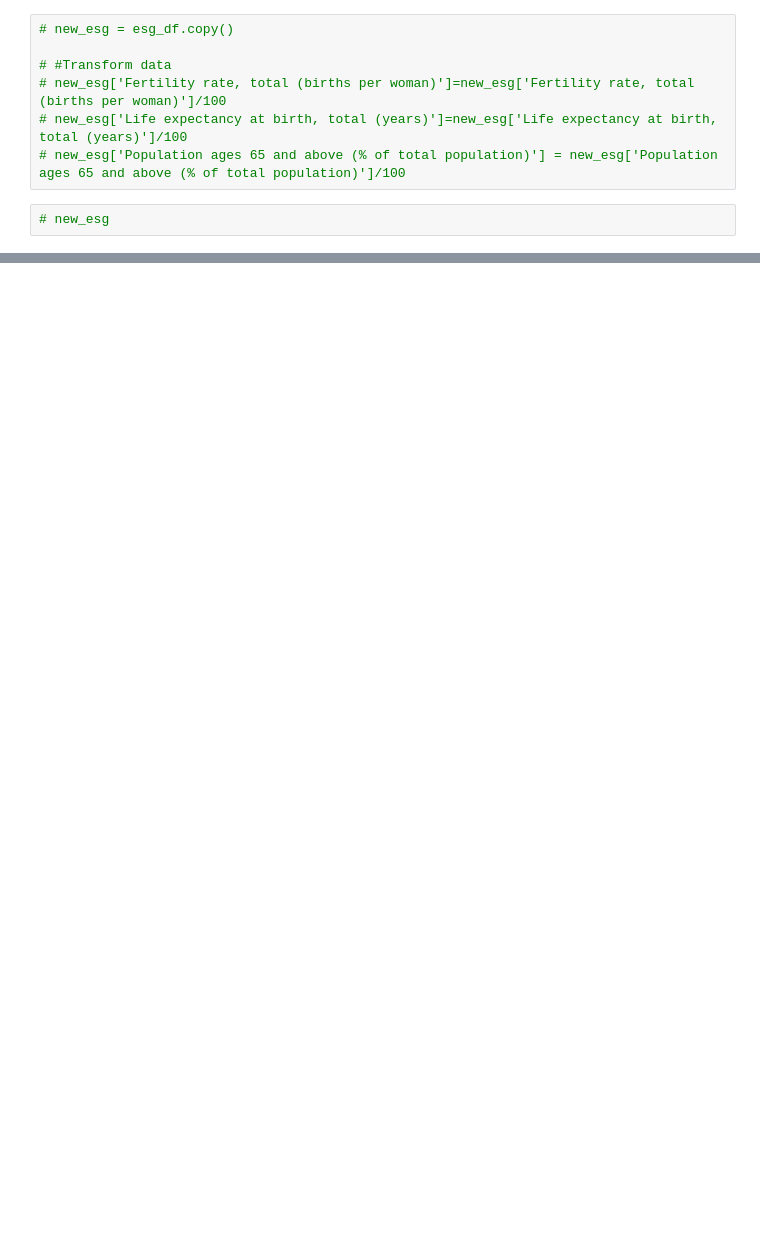
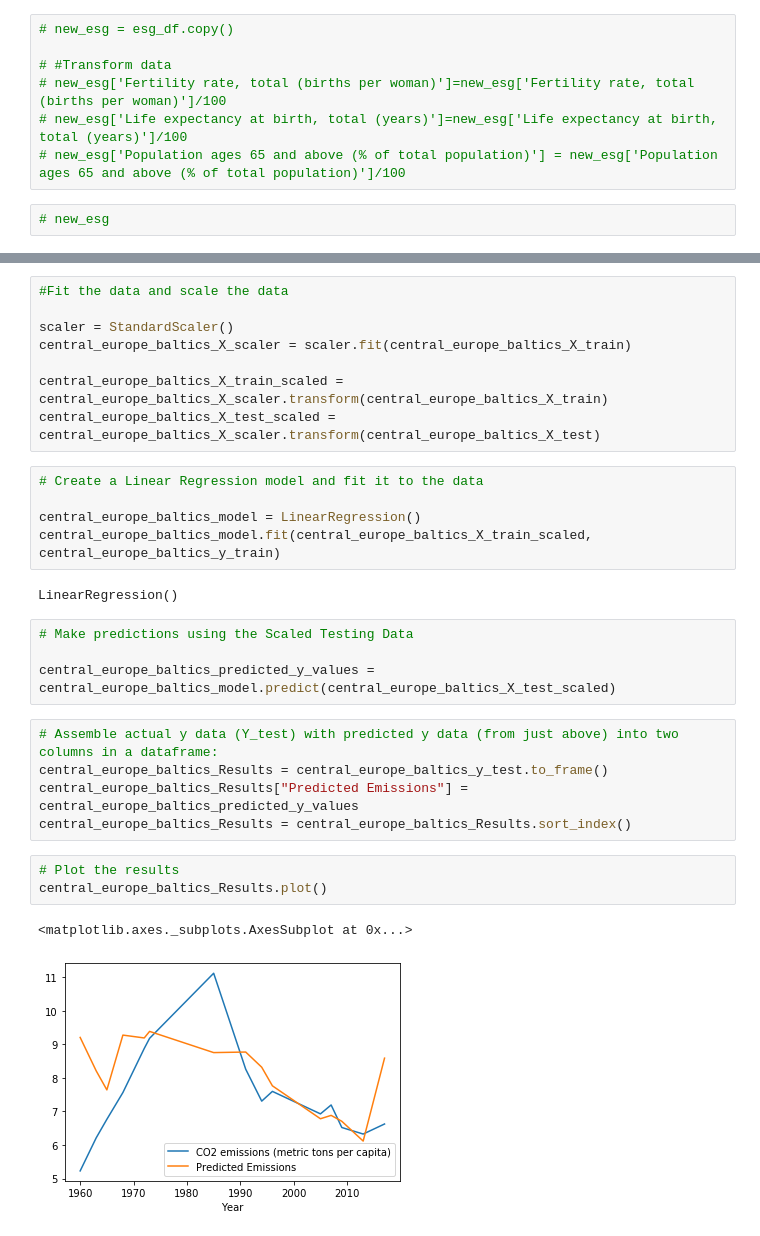
Before and after one commit to mws1395/Project2, a Jupyter notebook: ESG_Project_2.ipynb, the cells around one changed output, grey strips where cells are left out. Cells and saved outputs as stored; diff of their text form; blank space fills up the shorter version.

```diff
--- a/ESG_Project_2.ipynb
+++ b/ESG_Project_2.ipynb
@@ -218,0 +374,30 @@ In-sample Root Mean Squared Error (RMSE): 0.6002202472627489
+# %%
+#Fit the data and scale the data
+
+scaler = StandardScaler()
+central_europe_baltics_X_scaler = scaler.fit(central_europe_baltics_X_train)
+
+central_europe_baltics_X_train_scaled = central_europe_baltics_X_scaler.transform(central_europe_baltics_X_train)
+central_europe_baltics_X_test_scaled = central_europe_baltics_X_scaler.transform(central_europe_baltics_X_test)
+# %%
+# Create a Linear Regression model and fit it to the data
+
+central_europe_baltics_model = LinearRegression()
+central_europe_baltics_model.fit(central_europe_baltics_X_train_scaled, central_europe_baltics_y_train)
+# %% [output]
+LinearRegression()
+# %%
+# Make predictions using the Scaled Testing Data
+
+central_europe_baltics_predicted_y_values = central_europe_baltics_model.predict(central_europe_baltics_X_test_scaled)
+# %%
+# Assemble actual y data (Y_test) with predicted y data (from just above) into two columns in a dataframe:
+central_europe_baltics_Results = central_europe_baltics_y_test.to_frame()
+central_europe_baltics_Results["Predicted Emissions"] = central_europe_baltics_predicted_y_values
+central_europe_baltics_Results = central_europe_baltics_Results.sort_index()
+# %%
+# Plot the results
+central_europe_baltics_Results.plot()
+# %% [output]
+<matplotlib.axes._subplots.AxesSubplot at 0x...>
+[figure, added]
```
Also changed, not shown: parts of 117 cells of this notebook.
